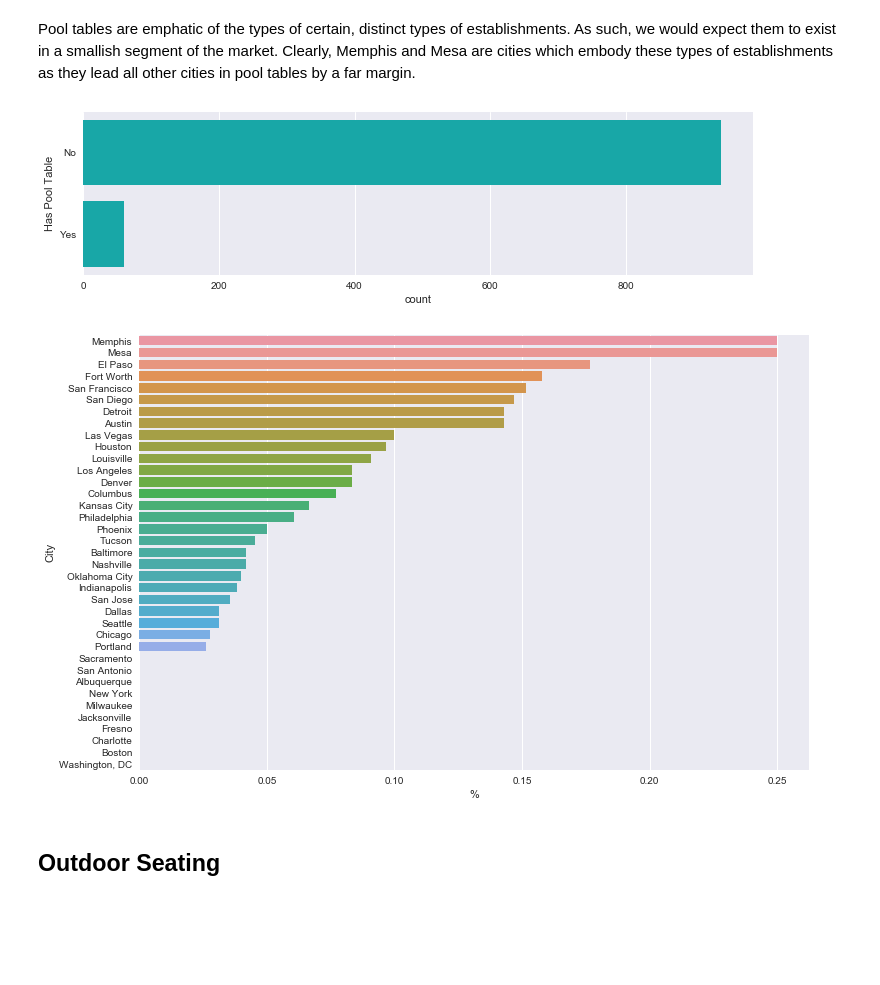
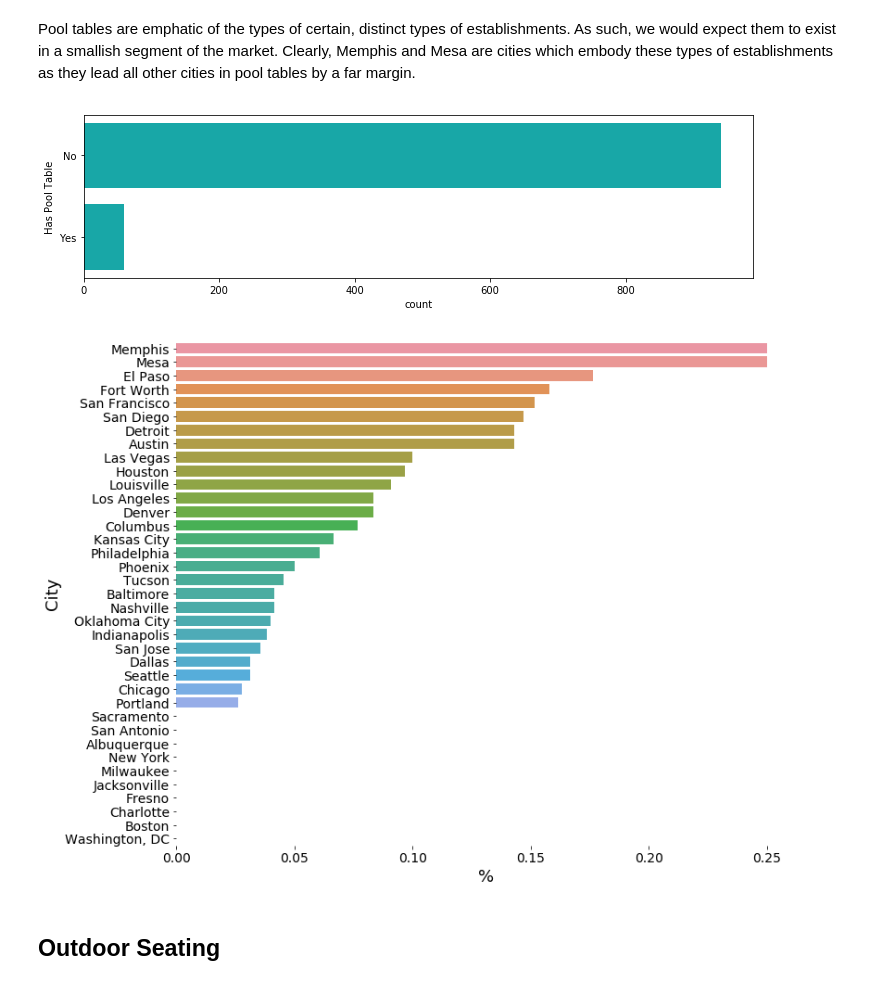
Before and after one commit to CollierKing/Cities_Bars_Yelp, a Jupyter notebook: yelp_bars_exploratory.ipynb, the cells around one changed output. Saved outputs shown, nothing was run; the diff lists cells and outputs as text; code cells hidden in the pictures; blank space fills up the shorter version.

```diff
--- a/yelp_bars_exploratory.ipynb
+++ b/yelp_bars_exploratory.ipynb
@@ -104,8 +80,10 @@ The bar & nightlife scene is often what makes a city unique to both visitors and
 # %% [markdown]
 ## The Yelp Data
 # %%
-dir = "/Users/Collier/Dropbox/Skills/Python/Projects/Culture/Cities_Bars_Yelp/"
-bar_data = pd.read_csv(dir + "yelp_data_bars_50.csv", encoding = "ISO-8859-1")
+# dir = "/Users/Collier/Dropbox/Skills/Python/Projects/Culture/Cities_Bars_Yelp/"
+# bar_data = pd.read_csv(dir + "yelp_data_bars_50.csv", encoding = "ISO-8859-1")
+
+bar_data = pd.read_csv("https://raw.githubusercontent.com/CollierKing/Cities_Bars_Yelp/gh-pages/yelp_data_bars_50.csv", encoding = "ISO-8859-1")
 bar_data = bar_data[~bar_data['Address'].isnull()]
 # Create function to parse city name from address
 def city_finder(search_string):
@@ -300,7 +299,7 @@ Pool tables are emphatic of the types of certain, distinct types of establishmen
 f, ax = plt.subplots(figsize=(12, 3))
 sns.countplot(y="Has Pool Table", data=bar_data2, color="c");
 # %% [output]
-[figure, old version]
+[figure, new version]
 # %%
 bar_pooltable = pd.get_dummies(bar_data2['Has Pool Table'],prefix="Pool Table")
 bar_pooltable['City'] = bar_data2['City']
@@ -308,16 +307,21 @@ del bar_pooltable['Pool Table_No']
 # %%
 bar_pooltable_grp = pd.DataFrame(bar_data2
                    .groupby("City")
                    .apply(lambda x: x[x['Has Pool Table'] == 'Yes']
                    .count()/x.count())['Has Pool Table']
                    .reset_index()
                    .sort_values('Has Pool Table',ascending=False))
-fig, ax1 = plt.subplots(figsize=(12, 8))
+fig, ax1 = plt.subplots(figsize=(12, 10))
 sns.barplot(y='City', x='Has Pool Table', data=bar_pooltable_grp, ax=ax1,linewidth=2.5);
 sns.despine(left=True, bottom=True)
-ax1.set(xlabel='%', ylabel='City');
+# ax1.set(xlabel='%', ylabel='City');
+
+ax1.set_ylabel("City",fontsize=18)
+ax1.set_xlabel("%",fontsize=18)
+ax1.xaxis.set_tick_params(labelsize=14)
+ax1.yaxis.set_tick_params(labelsize=14)
 # %% [output]
-[figure, old version]
+[figure, new version]
 # %% [markdown]
 ## Outdoor Seating
 # %% [markdown]
```
Also changed, not shown: parts of 44 cells of this notebook, 1 other file.
